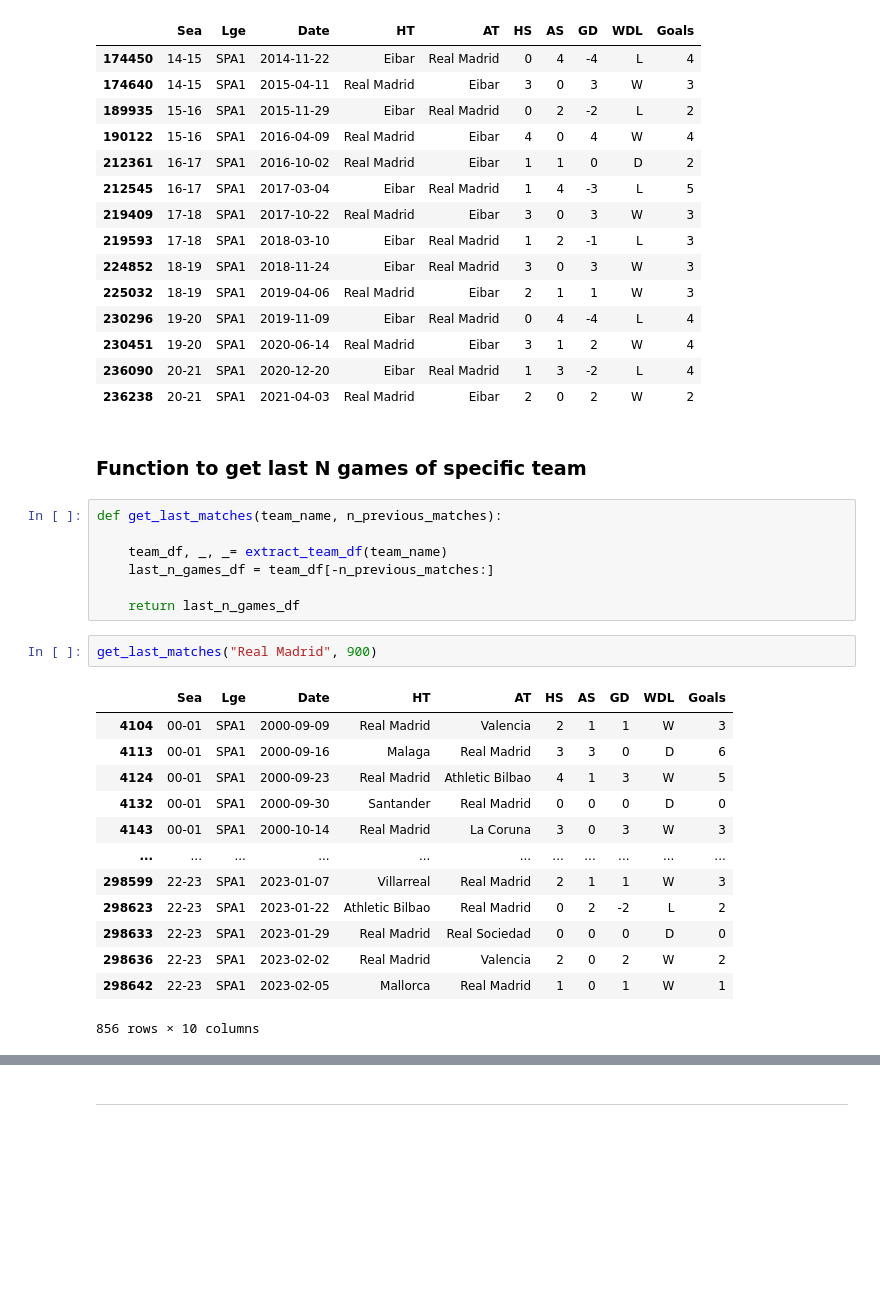
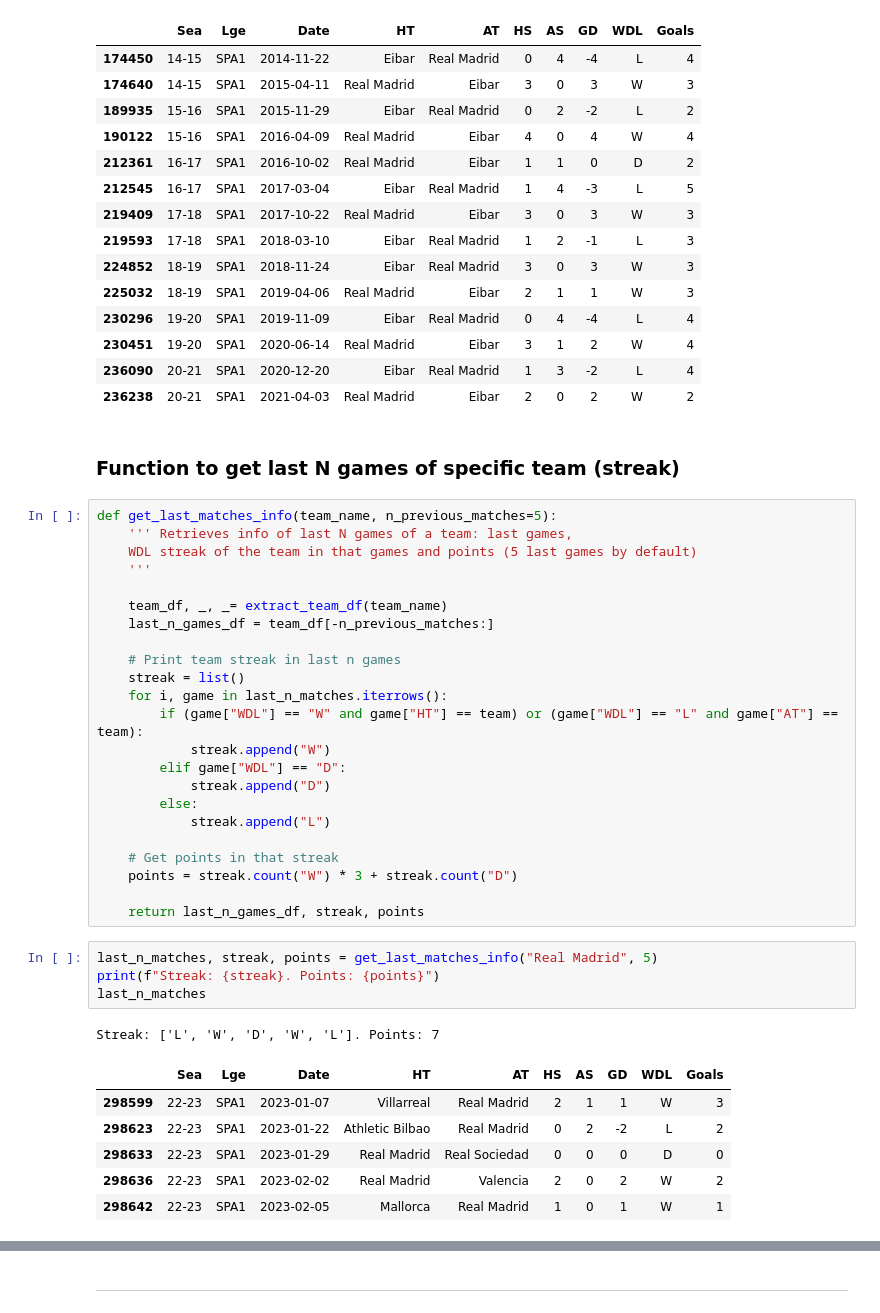
Before and after one commit to robertohdz98/soccer-prediction-challenge-2023, a Jupyter notebook: 02-extract_team_stats.ipynb, the cells around one changed output, grey strips where cells are left out. Cells and saved outputs as stored; diff of their text form; blank space fills up the shorter version.

Commit message:
feat: get last games info of a team

```diff
--- a/02-extract_team_stats.ipynb
+++ b/02-extract_team_stats.ipynb
@@ -213,27 +213,39 @@ search_H2H("Real Madrid", "Eibar")
 | 236090 | 20-21 | SPA1 | 2020-12-20 | Eibar | Real Madrid | 1 | 3 | -2 | L | 4 |
 | 236238 | 20-21 | SPA1 | 2021-04-03 | Real Madrid | Eibar | 2 | 0 | 2 | W | 2 |
 # %% [markdown]
-### Function to get last N games of specific team
+### Function to get last N games of specific team (streak)
-# %%
-def get_last_matches(team_name, n_previous_matches):
-
-    team_df, _, _= extract_team_df(team_name)
-    last_n_games_df = team_df[-n_previous_matches:]
-
-    return last_n_games_df
-# %%
-get_last_matches("Real Madrid", 900)
-# %% [output]
-|  | Sea | Lge | Date | HT | AT | HS | AS | GD | WDL | Goals |
-| 4104 | 00-01 | SPA1 | 2000-09-09 | Real Madrid | Valencia | 2 | 1 | 1 | W | 3 |
-| 4113 | 00-01 | SPA1 | 2000-09-16 | Malaga | Real Madrid | 3 | 3 | 0 | D | 6 |
-| 4124 | 00-01 | SPA1 | 2000-09-23 | Real Madrid | Athletic Bilbao | 4 | 1 | 3 | W | 5 |
-| 4132 | 00-01 | SPA1 | 2000-09-30 | Santander | Real Madrid | 0 | 0 | 0 | D | 0 |
-| 4143 | 00-01 | SPA1 | 2000-10-14 | Real Madrid | La Coruna | 3 | 0 | 3 | W | 3 |
-| ... | ... | ... | ... | ... | ... | ... | ... | ... | ... | ... |
-| 298599 | 22-23 | SPA1 | 2023-01-07 | Villarreal | Real Madrid | 2 | 1 | 1 | W | 3 |
-| 298623 | 22-23 | SPA1 | 2023-01-22 | Athletic Bilbao | Real Madrid | 0 | 2 | -2 | L | 2 |
-| 298633 | 22-23 | SPA1 | 2023-01-29 | Real Madrid | Real Sociedad | 0 | 0 | 0 | D | 0 |
-| 298636 | 22-23 | SPA1 | 2023-02-02 | Real Madrid | Valencia | 2 | 0 | 2 | W | 2 |
-| 298642 | 22-23 | SPA1 | 2023-02-05 | Mallorca | Real Madrid | 1 | 0 | 1 | W | 1 |
-856 rows × 10 columns
+# %%
+def get_last_matches_info(team_name, n_previous_matches=5):
+    ''' Retrieves info of last N games of a team: last games,
+    WDL streak of the team in that games and points (5 last games by default)
+    '''
+
+    team_df, _, _= extract_team_df(team_name)
+    last_n_games_df = team_df[-n_previous_matches:]
+
+    # Print team streak in last n games
+    streak = list()
+    for i, game in last_n_matches.iterrows():
+        if (game["WDL"] == "W" and game["HT"] == team) or (game["WDL"] == "L" and game["AT"] == team):
+            streak.append("W")
+        elif game["WDL"] == "D":
+            streak.append("D")
+        else:
+            streak.append("L")
+
+    # Get points in that streak
+    points = streak.count("W") * 3 + streak.count("D")
+
+    return last_n_games_df, streak, points
+# %%
+last_n_matches, streak, points = get_last_matches_info("Real Madrid", 5)
+print(f"Streak: {streak}. Points: {points}")
+last_n_matches
+# %% [output]
+Streak: ['L', 'W', 'D', 'W', 'L']. Points: 7
+|  | Sea | Lge | Date | HT | AT | HS | AS | GD | WDL | Goals |
+| 298599 | 22-23 | SPA1 | 2023-01-07 | Villarreal | Real Madrid | 2 | 1 | 1 | W | 3 |
+| 298623 | 22-23 | SPA1 | 2023-01-22 | Athletic Bilbao | Real Madrid | 0 | 2 | -2 | L | 2 |
+| 298633 | 22-23 | SPA1 | 2023-01-29 | Real Madrid | Real Sociedad | 0 | 0 | 0 | D | 0 |
+| 298636 | 22-23 | SPA1 | 2023-02-02 | Real Madrid | Valencia | 2 | 0 | 2 | W | 2 |
+| 298642 | 22-23 | SPA1 | 2023-02-05 | Mallorca | Real Madrid | 1 | 0 | 1 | W | 1 |
```
Also changed, not shown: parts of 5 cells of this notebook.
